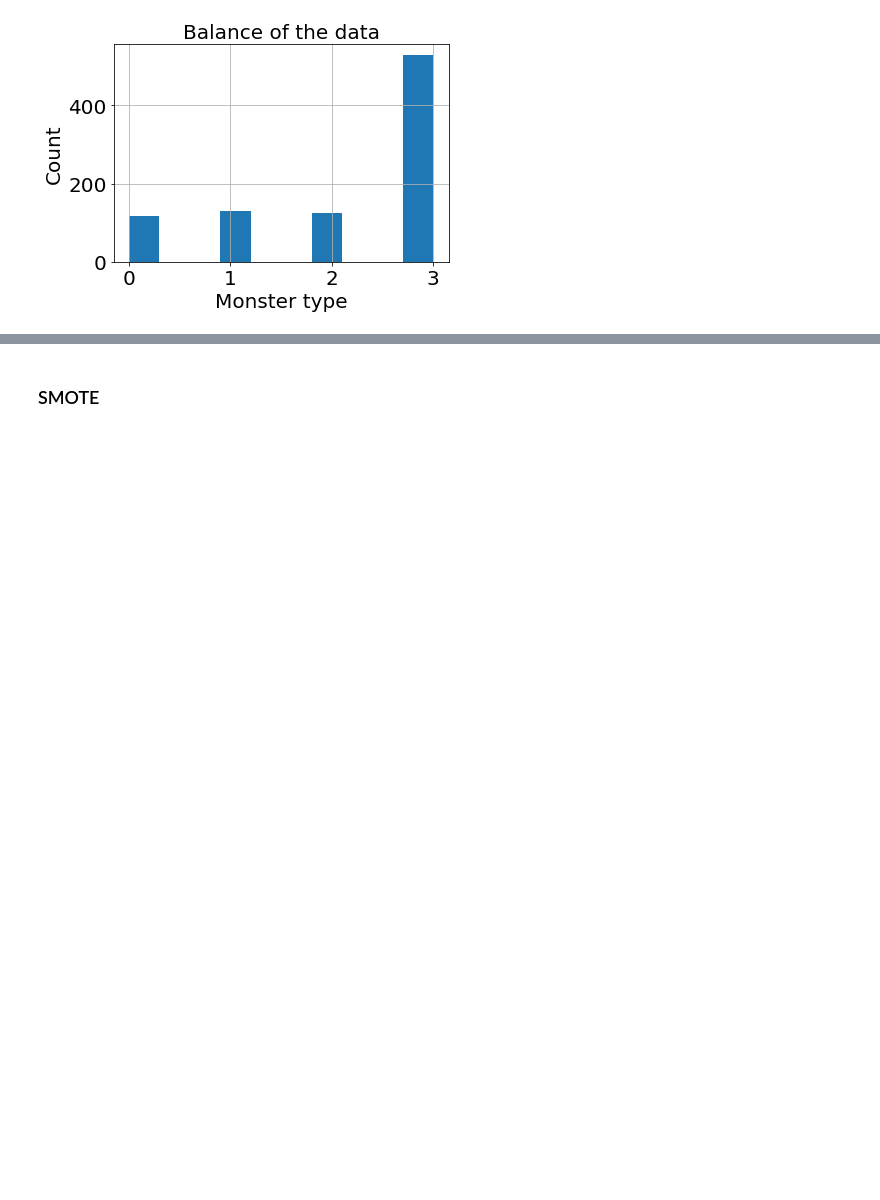
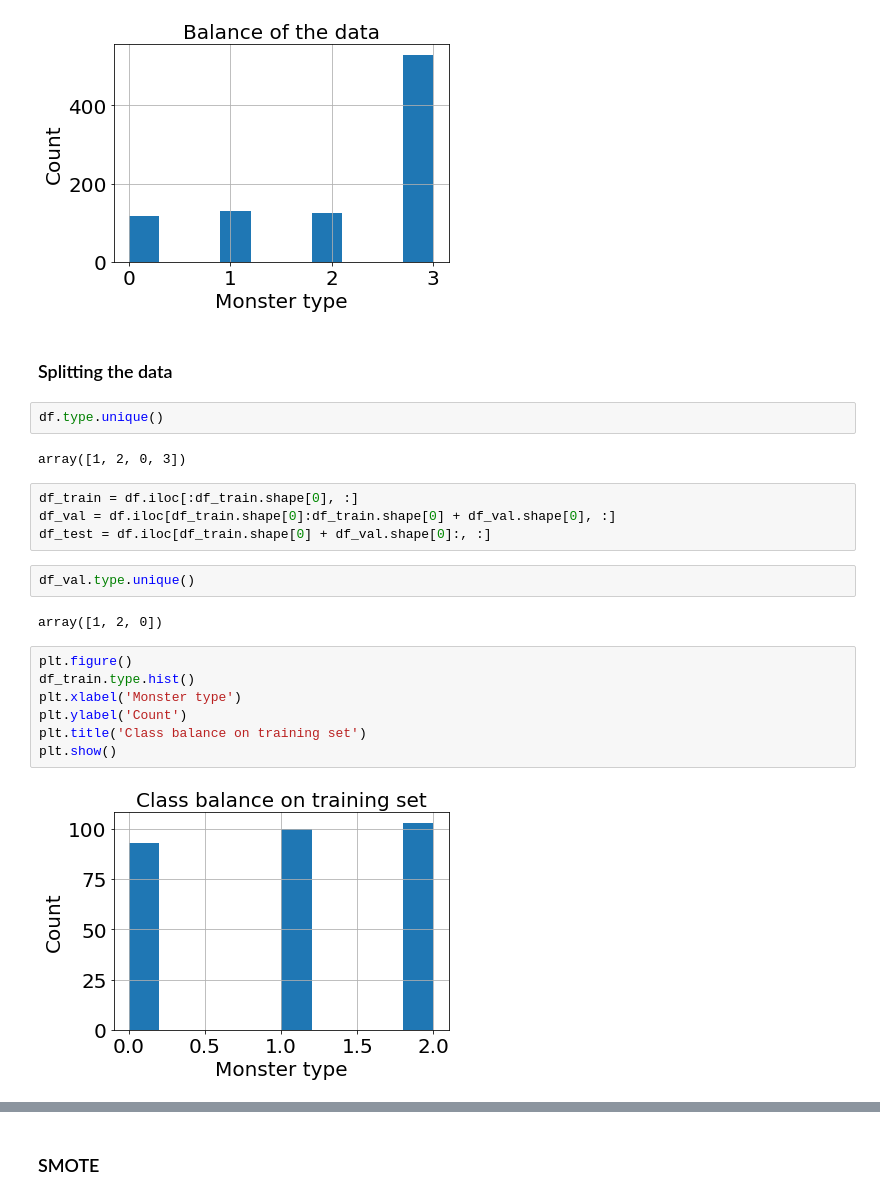
Before and after one commit to rajkumarcm/MachineLearning, a Jupyter notebook: Homework3/Homework_3.ipynb, the cells around one changed output, grey strips where cells are left out. Saved outputs shown, nothing was run; the diff lists cells and outputs as text; blank space fills up the shorter version.

```diff
--- a/Homework3/Homework_3.ipynb
+++ b/Homework3/Homework_3.ipynb
@@ -389,3 +324,26 @@ plt.title('Balance of the data')
 plt.show()
 # %% [output]
 [figure]
+# %% [markdown]
+### Splitting the data
+# %%
+df.type.unique()
+# %% [output]
+array([1, 2, 0, 3])
+# %%
+df_train = df.iloc[:df_train.shape[0], :]
+df_val = df.iloc[df_train.shape[0]:df_train.shape[0] + df_val.shape[0], :]
+df_test = df.iloc[df_train.shape[0] + df_val.shape[0]:, :]
+# %%
+df_val.type.unique()
+# %% [output]
+array([1, 2, 0])
+# %%
+plt.figure()
+df_train.type.hist()
+plt.xlabel('Monster type')
+plt.ylabel('Count')
+plt.title('Class balance on training set')
+plt.show()
+# %% [output]
+[figure, added]
```
Also changed, not shown: parts of 51 cells of this notebook.
